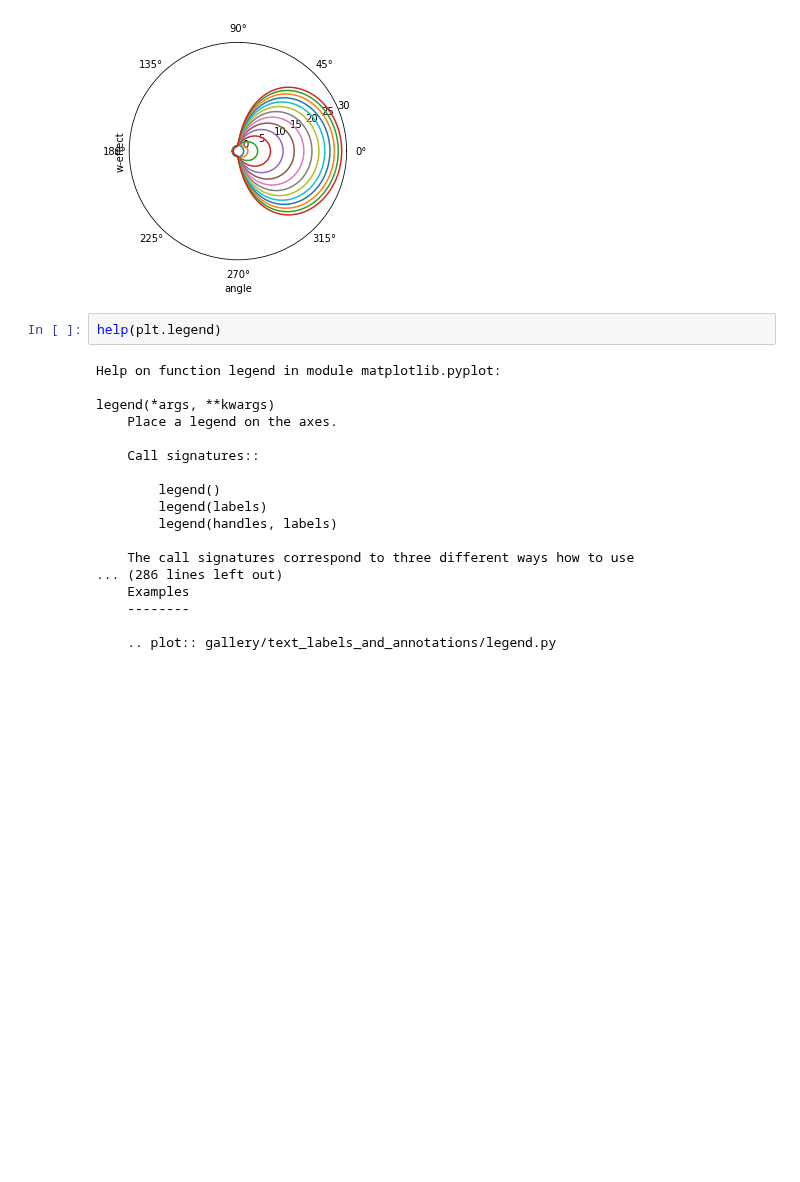
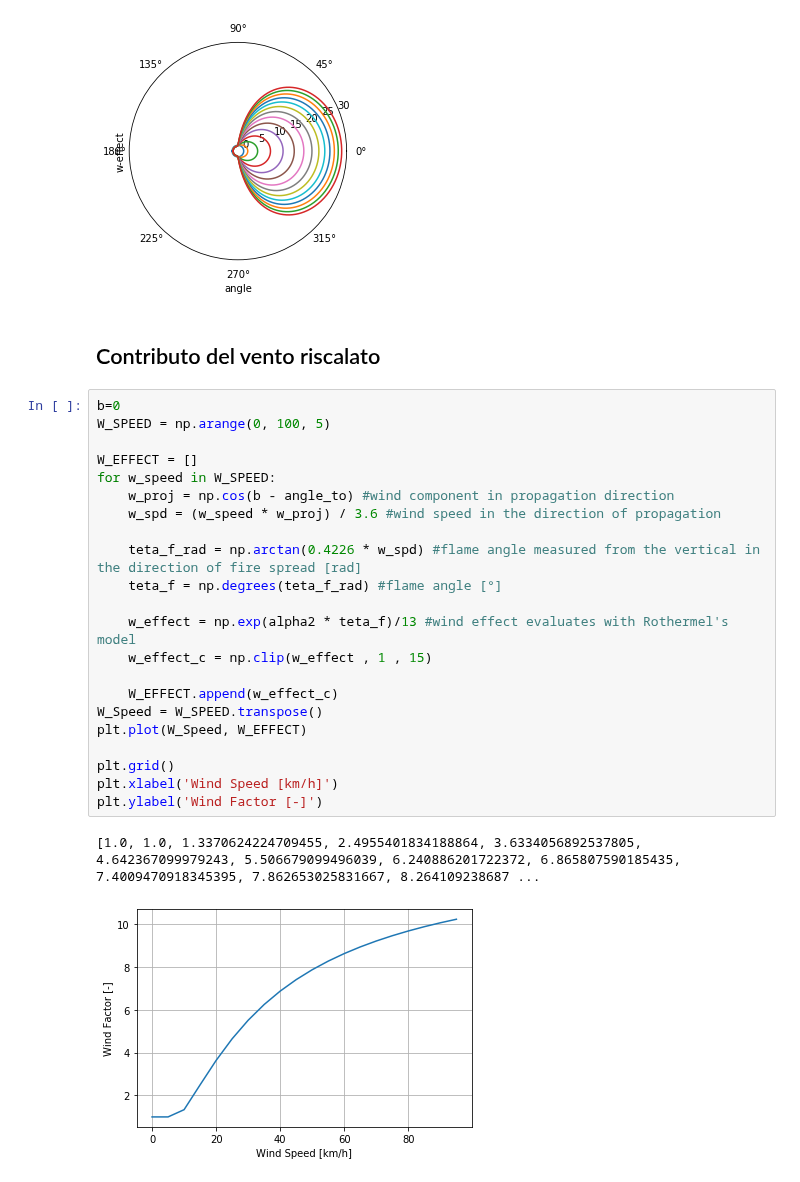
Before and after one commit to CIMAFoundation/propagator_sim, a Jupyter notebook: notebooks/ros_rothermel.ipynb, the cells around one changed output. Saved outputs shown, nothing was run; the diff lists cells and outputs as text; blank space fills up the shorter version.

```diff
--- a/notebooks/ros_rothermel.ipynb
+++ b/notebooks/ros_rothermel.ipynb
@@ -185,23 +185,31 @@ plt.grid()
 # %% [output]
 [figure]
 [figure]
-# %%
-help(plt.legend)
-# %% [output]
-Help on function legend in module matplotlib.pyplot:
-
-legend(*args, **kwargs)
-    Place a legend on the axes.
-
-    Call signatures::
-
-        legend()
-        legend(labels)
-        legend(handles, labels)
-
-    The call signatures correspond to three different ways how to use
-... (286 lines left out)
-    Examples
-    --------
-
-    .. plot:: gallery/text_labels_and_annotations/legend.py
+# %% [markdown]
+Contributo del vento riscalato
+---------------------
+# %%
+b=0
+W_SPEED = np.arange(0, 100, 5)
+
+W_EFFECT = []
+for w_speed in W_SPEED:
+    w_proj = np.cos(b - angle_to) #wind component in propagation direction
+    w_spd = (w_speed * w_proj) / 3.6 #wind speed in the direction of propagation
+
+    teta_f_rad = np.arctan(0.4226 * w_spd) #flame angle measured from the vertical in the direction of fire spread [rad]
+    teta_f = np.degrees(teta_f_rad) #flame angle [°]
+
+    w_effect = np.exp(alpha2 * teta_f)/13 #wind effect evaluates with Rothermel's model
+    w_effect_c = np.clip(w_effect , 1 , 15)
+
+    W_EFFECT.append(w_effect_c)
+W_Speed = W_SPEED.transpose()
+plt.plot(W_Speed, W_EFFECT)
+
+plt.grid()
+plt.xlabel('Wind Speed [km/h]')
+plt.ylabel('Wind Factor [-]')
+# %% [output]
+[1.0, 1.0, 1.3370624224709455, 2.4955401834188864, 3.6334056892537805, 4.642367099979243, 5.506679099496039, 6.240886201722372, 6.865807590185435, 7.4009470918345395, 7.862653025831667, 8.264109238687 ...
+[figure, added]
```
Also changed, not shown: parts of 5 cells of this notebook, 6 other files.
